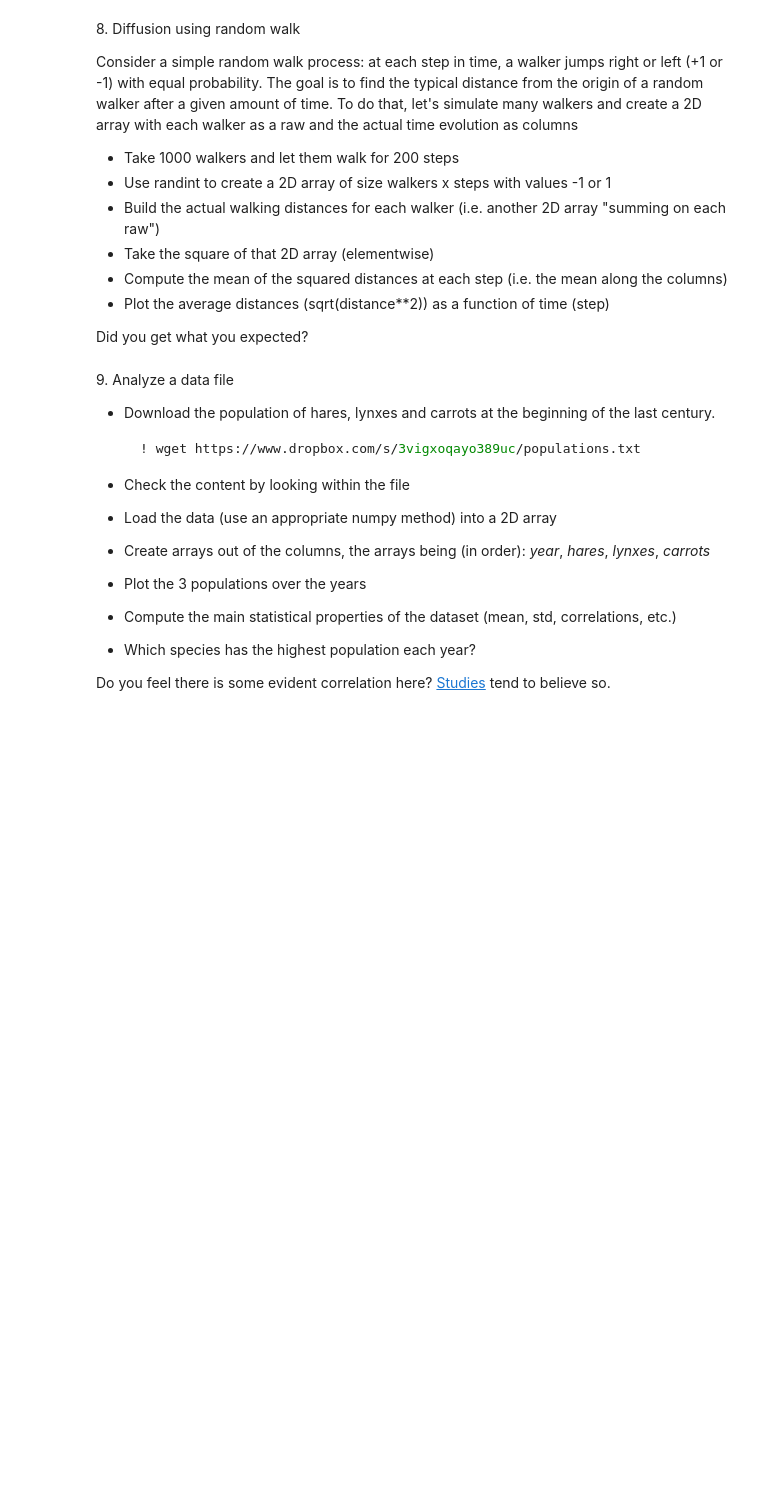
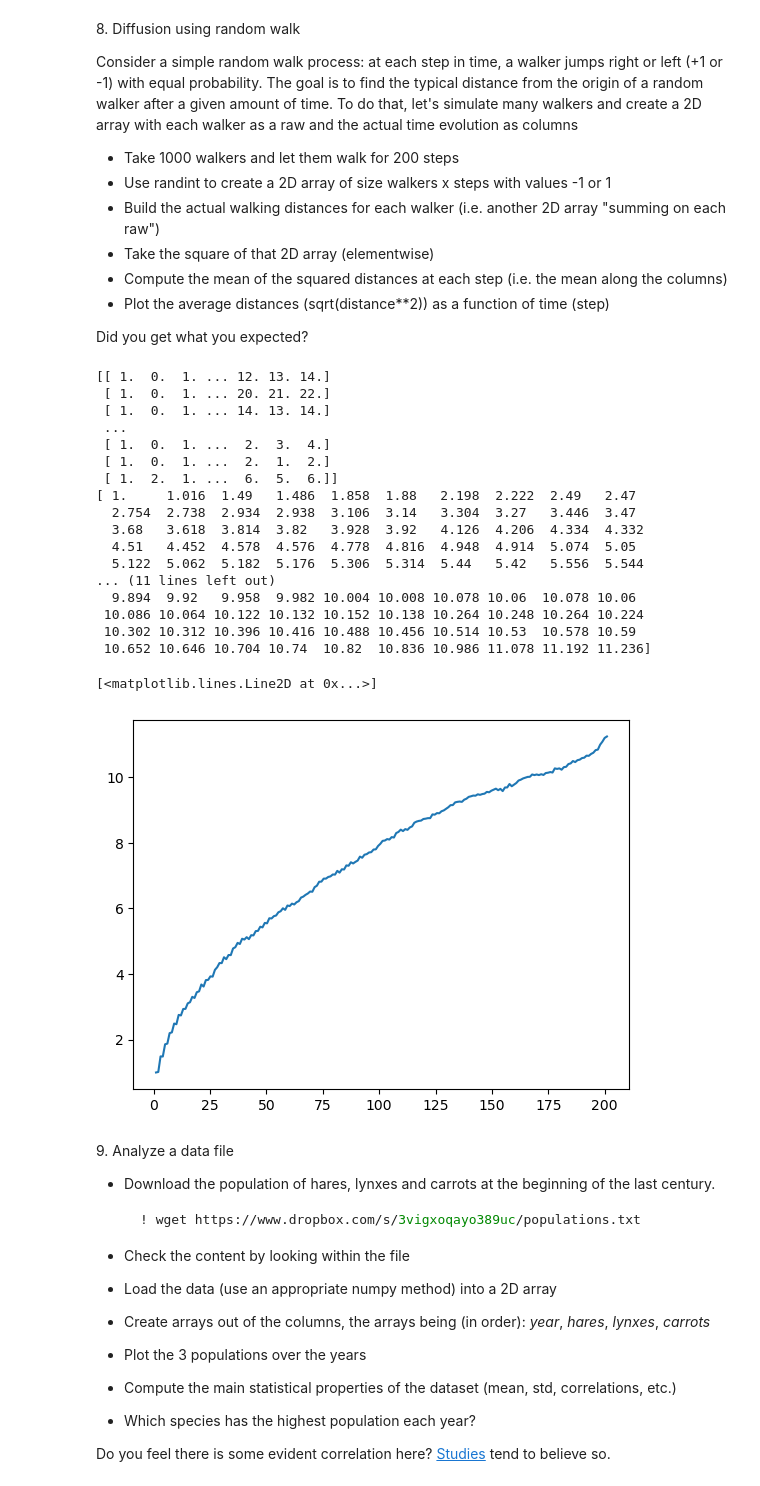
Before and after one commit to nicolomontagner02/LaboratoryOfComputationalPhysics_Y7, a Jupyter notebook: 04ex_Numpy.ipynb, the cells around one changed output. Cells and saved outputs as stored; diff of their text form; code cells hidden in the pictures; blank space fills up the shorter version.

```diff
--- a/04ex_Numpy.ipynb
+++ b/04ex_Numpy.ipynb
@@ -77,3 +99,10 @@ Broadcasting product:
 3\. Create a 10 by 6 matrix of random uniform numbers. Set all rows with any entry less than 0.1 to be zero
 
 Hint: Use the following numpy functions - np.random.random, np.any as well as Boolean indexing and the axis argument.
+# %%
+M = np.random.random((10,6))
+
+for i,r in enumerate(M):
+    if np.any(r < 0.1):
+        M[i]=np.zeros(6)
+print(M)
@@ -294,6 +329,55 @@ To do that, let's simulate many walkers and create a 2D array with each walker a
   * Plot the average distances (sqrt(distance\*\*2)) as a function of time (step)
 
 Did you get what you expected?
+# %%
+import random
+
+A = []
+for i in range(1000):
+    A_r = []
+    for j in range(200):
+        A_r.append(random.randint(0,1))
+    A.append(A_r)
+
+A = np.array(A)
+A = (A*2)-1
+
+B = []
+for i in A:
+    B_r = []
+    d = 0
+    for j in i:
+        d += j
+        B_r.append(d)
+    B.append(B_r)
+
+B = np.sqrt(np.array(B)**2)
+print(B)
+C = B.mean(axis=0)
+
+print(C)
+
+plt.plot(np.linspace(1,201,200),C)
+# %% [output]
+[[ 1.  0.  1. ... 12. 13. 14.]
+ [ 1.  0.  1. ... 20. 21. 22.]
+ [ 1.  0.  1. ... 14. 13. 14.]
+ ...
+ [ 1.  0.  1. ...  2.  3.  4.]
+ [ 1.  0.  1. ...  2.  1.  2.]
+ [ 1.  2.  1. ...  6.  5.  6.]]
+[ 1.     1.016  1.49   1.486  1.858  1.88   2.198  2.222  2.49   2.47
+  2.754  2.738  2.934  2.938  3.106  3.14   3.304  3.27   3.446  3.47
+  3.68   3.618  3.814  3.82   3.928  3.92   4.126  4.206  4.334  4.332
+  4.51   4.452  4.578  4.576  4.778  4.816  4.948  4.914  5.074  5.05
+  5.122  5.062  5.182  5.176  5.306  5.314  5.44   5.42   5.556  5.544
+... (11 lines left out)
+  9.894  9.92   9.958  9.982 10.004 10.008 10.078 10.06  10.078 10.06
+ 10.086 10.064 10.122 10.132 10.152 10.138 10.264 10.248 10.264 10.224
+ 10.302 10.312 10.396 10.416 10.488 10.456 10.514 10.53  10.578 10.59
+ 10.652 10.646 10.704 10.74  10.82  10.836 10.986 11.078 11.192 11.236]
+[<matplotlib.lines.Line2D at 0x...>]
+[figure, added]
 # %% [markdown]
 9\. Analyze a data file
   * Download the population of hares, lynxes and carrots at the beginning of the last century.
```
Also changed, not shown: parts of 5 cells of this notebook, 1 other file.
